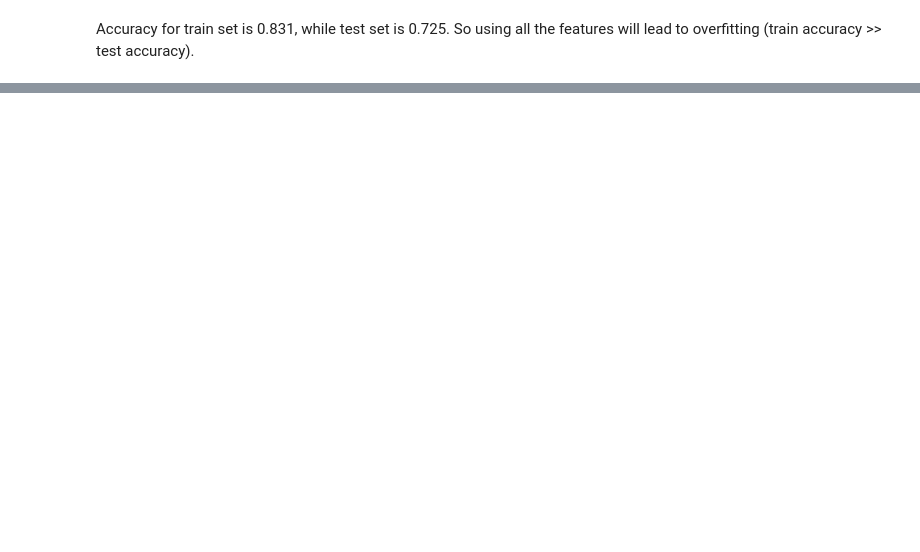
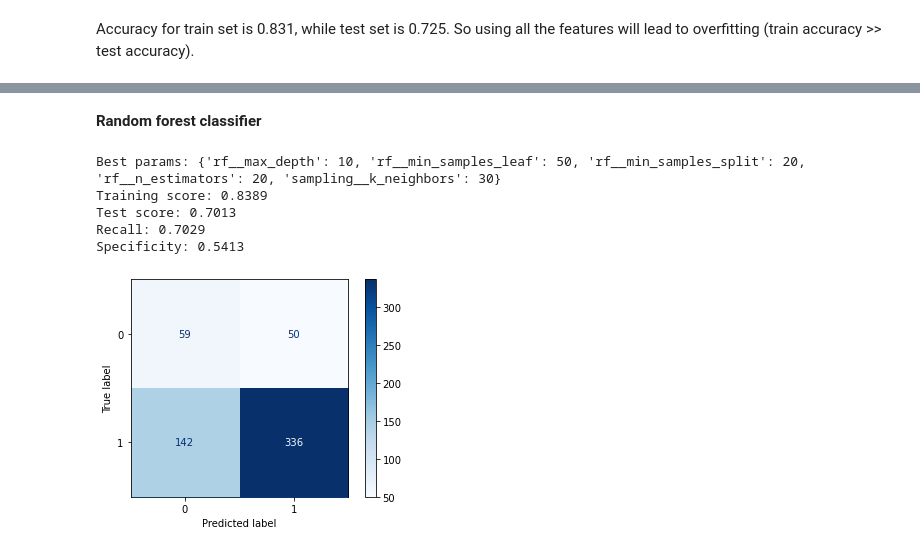
Before and after one commit to doscsy12/AKI_rrt, a Jupyter notebook: Preprocessing_model_tuning.ipynb, the cells around one changed output, grey strips where cells are left out. Drawn from its saved outputs; the diff is of its cells as text; code cells hidden in the pictures; blank space fills up the shorter version.

```diff
--- a/Preprocessing_model_tuning.ipynb
+++ b/Preprocessing_model_tuning.ipynb
@@ -265,0 +479,28 @@ Accuracy for train set is 0.831, while test set is 0.725. So using all the featu
+# %% [markdown]
+**Random forest classifier**
+# %%
+# random forest classifier
+# grid_params = {
+#     'sampling__k_neighbors': [70, 80, 90],
+#     'rf__n_estimators': [70, 80, 90],
+#     'rf__max_depth': [50, 80, 90],
+#     'rf__min_samples_split': [70, 80, 90],
+#     'rf__min_samples_leaf': [70, 80, 90],
+# }
+
+best_params = {
+    'sampling__k_neighbors': [30],
+    'rf__n_estimators': [20],
+    'rf__max_depth': [10],
+    'rf__min_samples_split': [20],
+    'rf__min_samples_leaf': [50],
+}
+
+rf = run_models('rf', best_params)
+# %% [output]
+Best params: {'rf__max_depth': 10, 'rf__min_samples_leaf': 50, 'rf__min_samples_split': 20, 'rf__n_estimators': 20, 'sampling__k_neighbors': 30}
+Training score: 0.8389
+Test score: 0.7013
+Recall: 0.7029
+Specificity: 0.5413
+[figure, added]
```
Also changed, not shown: parts of 46 cells of this notebook.
